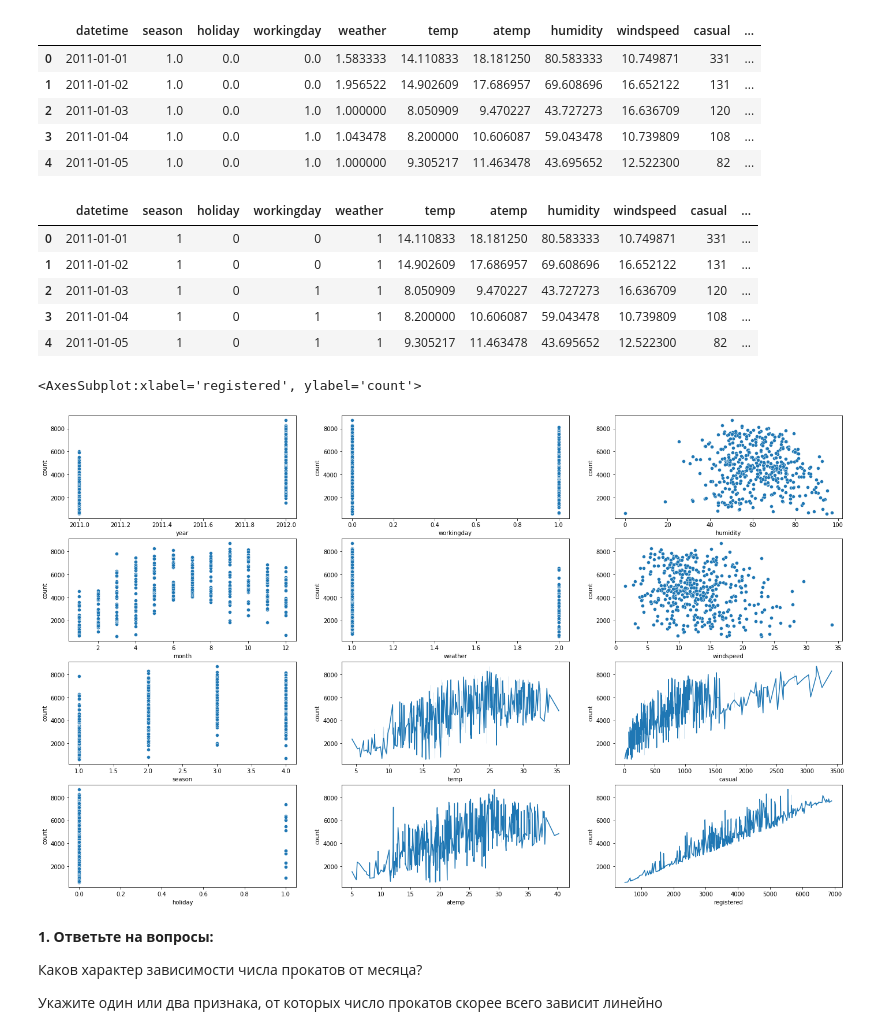
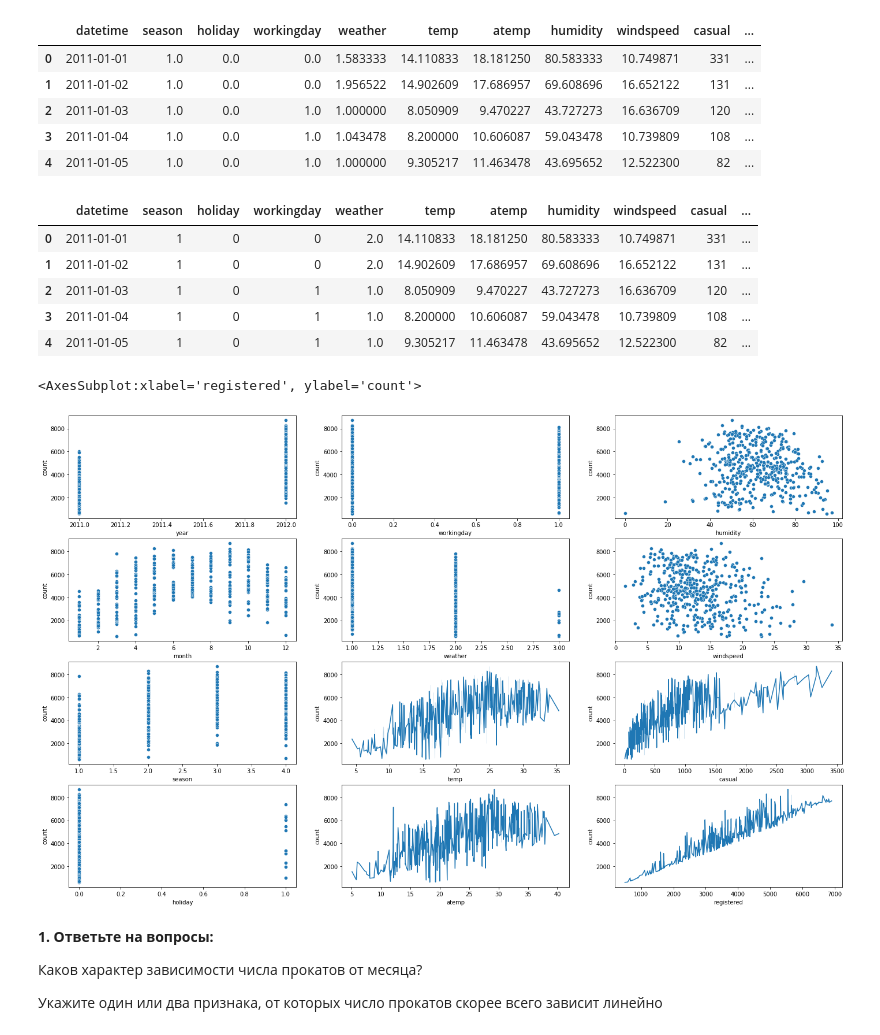
Before and after one commit to sitnikovare/SSU-CSIT3_ProgrammigTechnologies, a Jupyter notebook: 1/Задание 1.ipynb, the cells around one changed output. Drawn from its saved outputs; the diff is of its cells as text; code cells hidden in the pictures.

```diff
--- a/1/Задание 1.ipynb
+++ b/1/Задание 1.ipynb
@@ -131,15 +152,16 @@ df_group.head(5)
 | 4 | 2011-01-05 | 1.0 | 0.0 | 1.0 | 1.000000 | 9.305217 | 11.463478 | 43.695652 | 12.522300 | 82 | ... |
 # %%
 # перевод в столбцов в целочисленный тип
-df_group = df_group.astype({'season' : int, 'holiday' : int, 'workingday' : int, 'weather' : int})
+df_group = df_group.astype({'season' : int, 'holiday' : int, 'workingday' : int})
+df_group['weather'] = round(df_group['weather'])
 df_group.head()
 # %% [output]
 |  | datetime | season | holiday | workingday | weather | temp | atemp | humidity | windspeed | casual | ... |
-| 0 | 2011-01-01 | 1 | 0 | 0 | 1 | 14.110833 | 18.181250 | 80.583333 | 10.749871 | 331 | ... |
-| 1 | 2011-01-02 | 1 | 0 | 0 | 1 | 14.902609 | 17.686957 | 69.608696 | 16.652122 | 131 | ... |
-| 2 | 2011-01-03 | 1 | 0 | 1 | 1 | 8.050909 | 9.470227 | 43.727273 | 16.636709 | 120 | ... |
-| 3 | 2011-01-04 | 1 | 0 | 1 | 1 | 8.200000 | 10.606087 | 59.043478 | 10.739809 | 108 | ... |
-| 4 | 2011-01-05 | 1 | 0 | 1 | 1 | 9.305217 | 11.463478 | 43.695652 | 12.522300 | 82 | ... |
+| 0 | 2011-01-01 | 1 | 0 | 0 | 2.0 | 14.110833 | 18.181250 | 80.583333 | 10.749871 | 331 | ... |
+| 1 | 2011-01-02 | 1 | 0 | 0 | 2.0 | 14.902609 | 17.686957 | 69.608696 | 16.652122 | 131 | ... |
+| 2 | 2011-01-03 | 1 | 0 | 1 | 1.0 | 8.050909 | 9.470227 | 43.727273 | 16.636709 | 120 | ... |
+| 3 | 2011-01-04 | 1 | 0 | 1 | 1.0 | 8.200000 | 10.606087 | 59.043478 | 10.739809 | 108 | ... |
+| 4 | 2011-01-05 | 1 | 0 | 1 | 1.0 | 9.305217 | 11.463478 | 43.695652 | 12.522300 | 82 | ... |
 # %%
 # Постройте графики зависимостей целевого признака count
 # от каждого из нецелевых
@@ -162,7 +184,7 @@ sns.lineplot(ax=axs[2, 2], x=df_group['casual'], y=df_group['count'])
 sns.lineplot(ax=axs[3, 2], x=df_group['registered'], y=df_group['count'])
 # %% [output]
 <AxesSubplot:xlabel='registered', ylabel='count'>
-[figure, old version]
+[figure, new version]
 # %% [markdown]
 **1. Ответьте на вопросы:**
 
```
Also changed, not shown: parts of 4 cells of this notebook, 33 other files.
